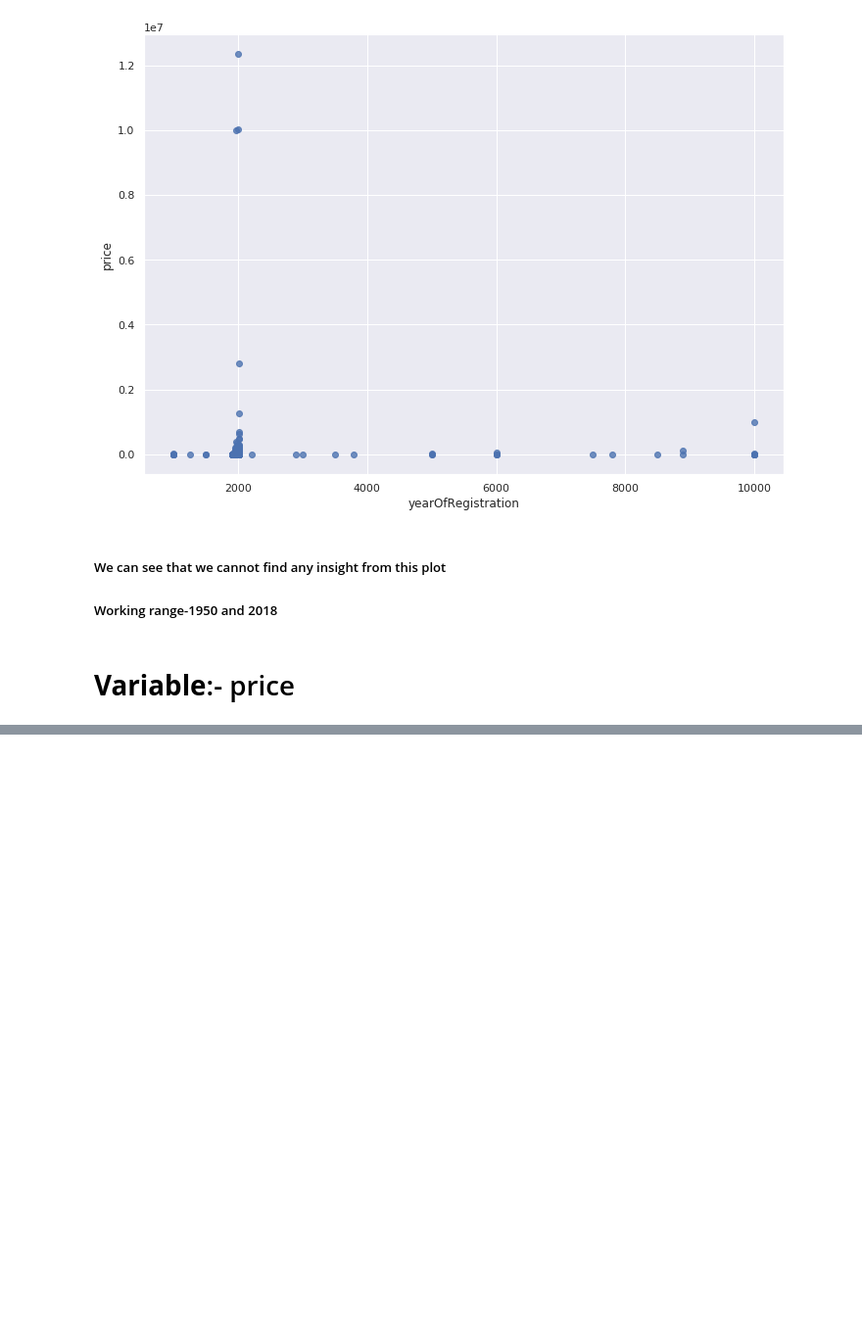
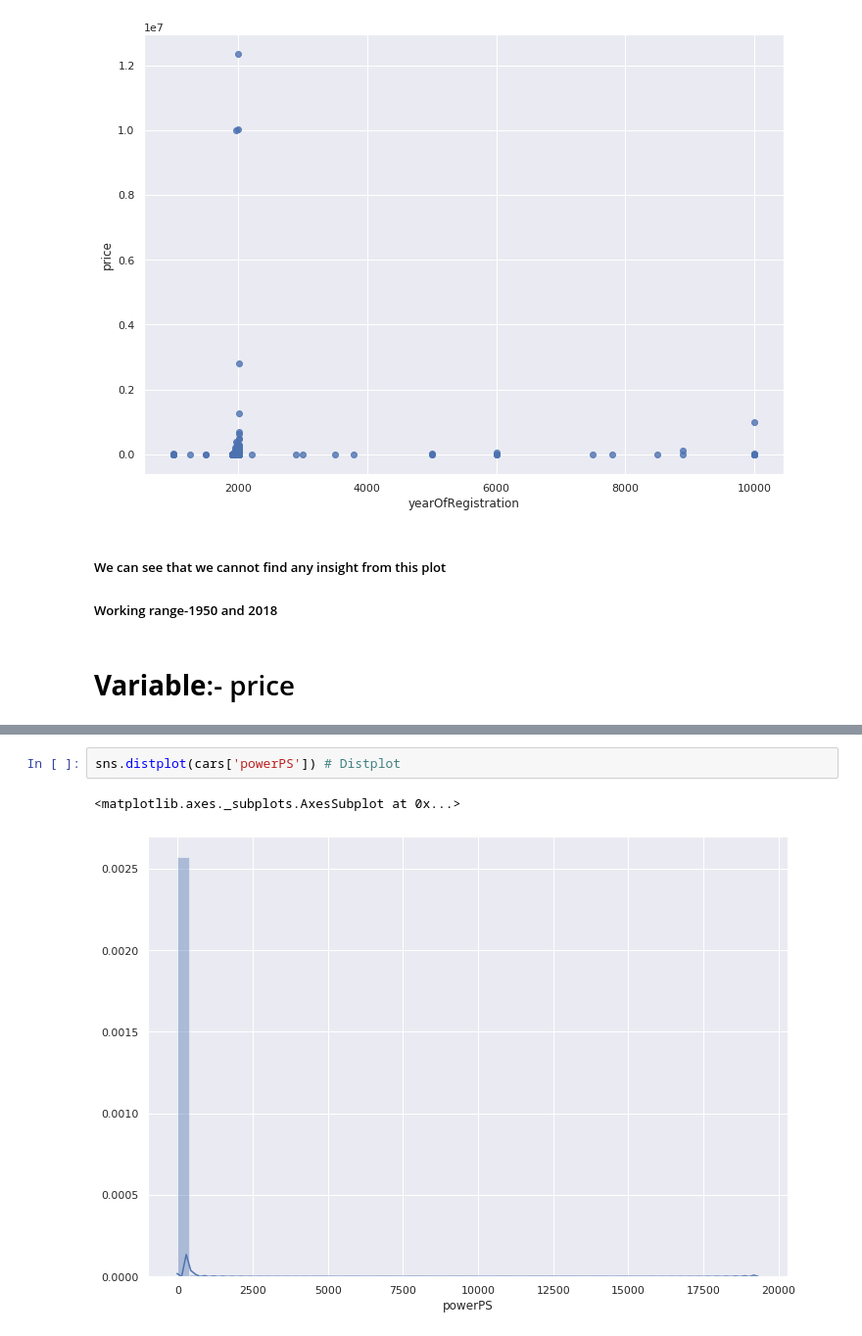
Before and after one commit to ManishShah120/Py4DSci, a Jupyter notebook: Predicting_Price_of_Pre_Owned_Cars.ipynb, the cells around one changed output, grey strips where cells are left out. Shown: that part at 98% size. Saved outputs shown, nothing was run; the diff lists cells and outputs as text; blank space fills up the shorter version.

```diff
--- a/Predicting_Price_of_Pre_Owned_Cars.ipynb
+++ b/Predicting_Price_of_Pre_Owned_Cars.ipynb
@@ -274,0 +350,5 @@ Time Stamp:-15:11
+# %%
+sns.distplot(cars['powerPS']) # Distplot
+# %% [output]
+<matplotlib.axes._subplots.AxesSubplot at 0x...>
+[figure, added]
```
Also changed, not shown: parts of 23 cells of this notebook.
